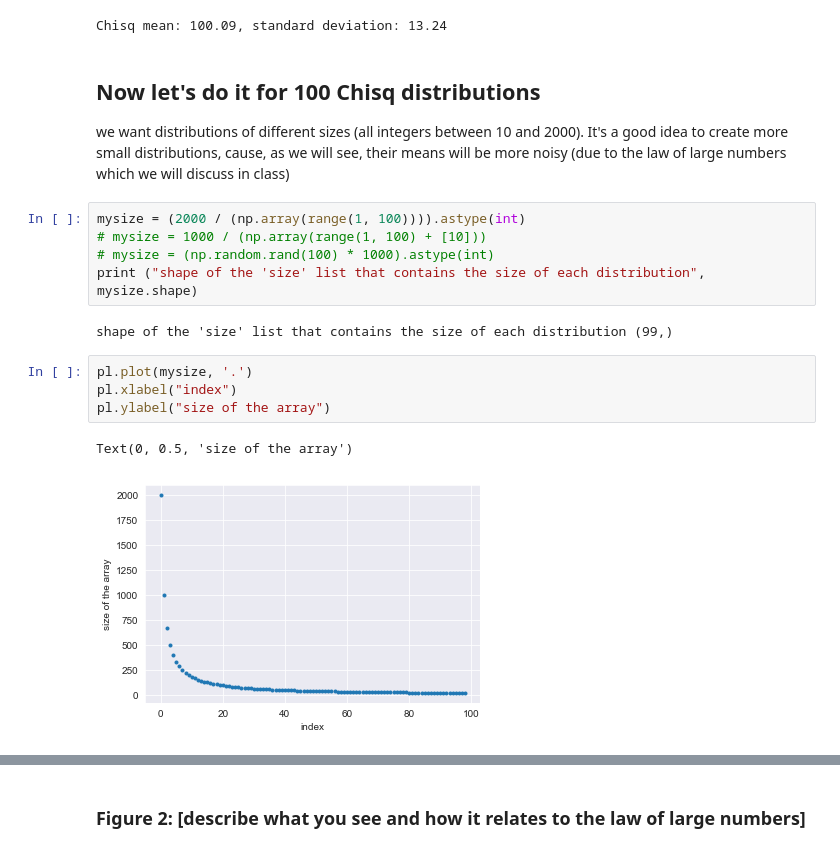
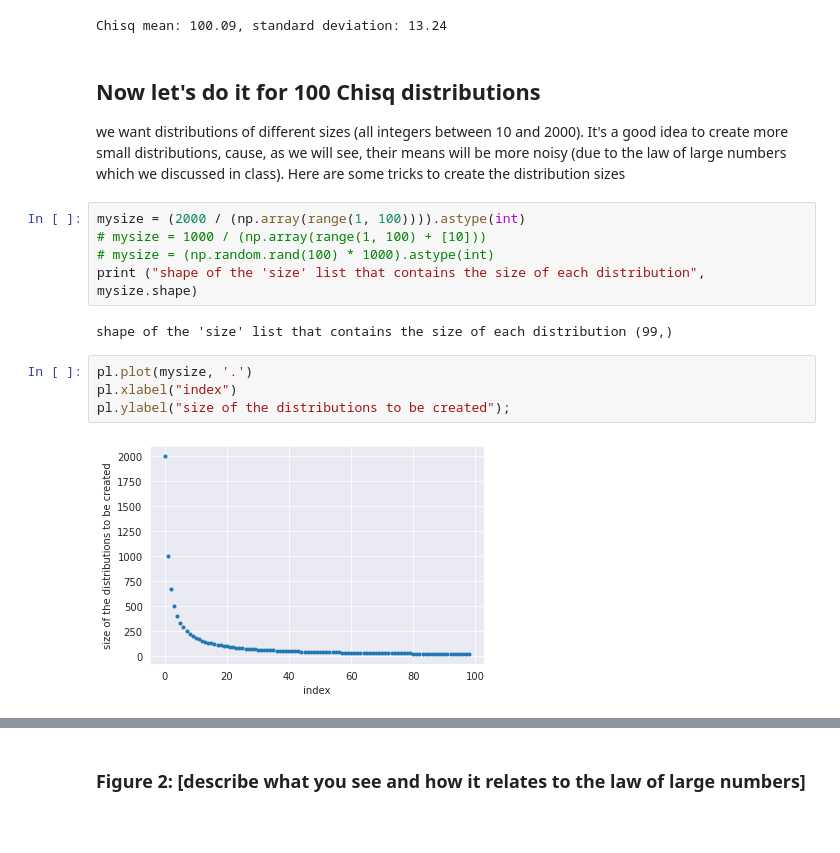
Before and after one commit to xiaolng/DSPS_FBianco, a Jupyter notebook: HW2/CentralLimitTheorem.ipynb, the cells around one changed output, grey strips where cells are left out. Saved outputs shown, nothing was run; the diff lists cells and outputs as text; blank space fills up the shorter version.

```diff
--- a/HW2/CentralLimitTheorem.ipynb
+++ b/HW2/CentralLimitTheorem.ipynb
@@ -85,7 +97,7 @@ print ("Chisq mean: %.2f, standard deviation: %.2f"%(md['chisq'].mean(), md['chi
 Chisq mean: 100.09, standard deviation: 13.24
 # %% [markdown]
 ## Now let's do it for 100 Chisq distributions
-we want distributions of different sizes (all integers between 10 and 2000). It's a good idea to create more small distributions, cause, as we will see, their means will be more noisy (due to the law of large numbers which we will discuss in class)
+we want distributions of different sizes (all integers between 10 and 2000). It's a good idea to create more small distributions, cause, as we will see, their means will be more noisy (due to the law of large numbers which we discussed in class). Here are some tricks to create the distribution sizes
 # %%
 mysize = (2000 / (np.array(range(1, 100)))).astype(int)
 # mysize = 1000 / (np.array(range(1, 100) + [10]))
@@ -96,8 +108,7 @@ shape of the 'size' list that contains the size of each distribution (99,)
 # %%
 pl.plot(mysize, '.')
 pl.xlabel("index")
-pl.ylabel("size of the array")
+pl.ylabel("size of the distributions to be created");
 # %% [output]
-Text(0, 0.5, 'size of the array')
-[figure, old version]
+[figure, new version]
 # %%
```
Also changed, not shown: parts of 15 cells of this notebook.
